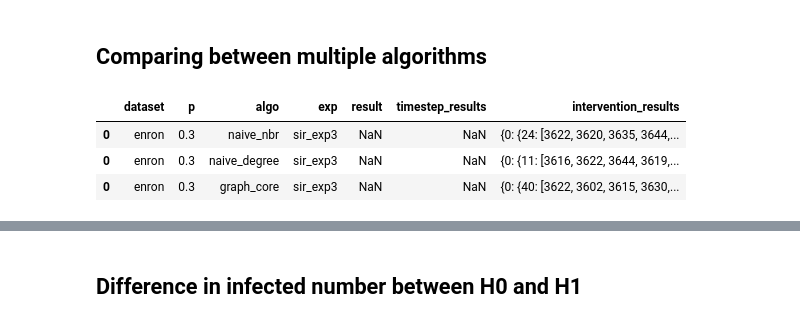
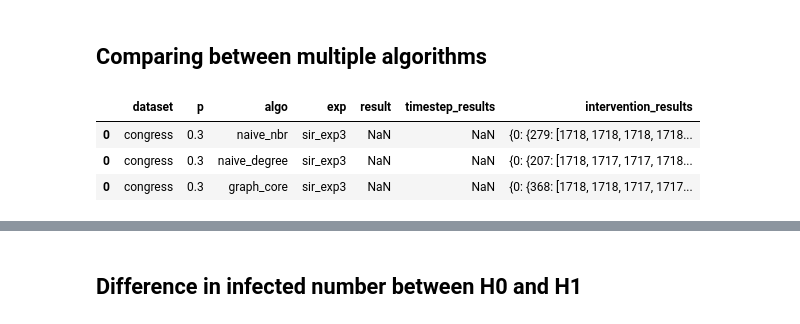
Before and after one commit to bishwamittra/scripts_hg-core-decomposition, a Jupyter notebook: read_output(naheed).ipynb, the cells around one changed output, grey strips where cells are left out. Cells and saved outputs as stored; diff of their text form; code cells hidden in the pictures.

Commit message:
congress results

```diff
--- a/read_output(naheed).ipynb
+++ b/read_output(naheed).ipynb
@@ -2108,22 +2108,22 @@ dict_keys([0, 1, 2, 3, 4])
 ## Comparing between multiple algorithms
 # %%
 import pandas as pd
-df_nbr = pd.read_csv("data/output/propagation_result_recursive_delinner_enron_naive_nbr3.csv", header=None)
+df_nbr = pd.read_csv("data/output/propagation_result_recursive_delinner_congress_naive_nbr3.csv", header=None)
 df_nbr.columns = ['dataset', 'p', 'algo', 'exp', 'result', 'timestep_results', 'intervention_results']
 
-df_degree = pd.read_csv("data/output/propagation_result_recursive_delinner_enron_naive_degree3.csv", header=None)
+df_degree = pd.read_csv("data/output/propagation_result_recursive_delinner_congress_naive_degree3.csv", header=None)
 df_degree.columns = ['dataset', 'p', 'algo', 'exp', 'result', 'timestep_results', 'intervention_results']
 
-df_graph_core = pd.read_csv("data/output/propagation_result_recursive_delinner_enron_graph_core3.csv", header=None)
+df_graph_core = pd.read_csv("data/output/propagation_result_recursive_delinner_congress_graph_core3.csv", header=None)
 df_graph_core.columns = ['dataset', 'p', 'algo', 'exp', 'result', 'timestep_results', 'intervention_results']
 
 df = pd.concat([df_nbr, df_degree, df_graph_core])
 df.head(n=10)
 # %% [output]
 |  | dataset | p | algo | exp | result | timestep_results | intervention_results |
-| 0 | enron | 0.3 | naive_nbr | sir_exp3 | NaN | NaN | {0: {24: [3622, 3620, 3635, 3644,... |
-| 0 | enron | 0.3 | naive_degree | sir_exp3 | NaN | NaN | {0: {11: [3616, 3622, 3644, 3619,... |
-| 0 | enron | 0.3 | graph_core | sir_exp3 | NaN | NaN | {0: {40: [3622, 3602, 3615, 3630,... |
+| 0 | congress | 0.3 | naive_nbr | sir_exp3 | NaN | NaN | {0: {279: [1718, 1718, 1718, 1718... |
+| 0 | congress | 0.3 | naive_degree | sir_exp3 | NaN | NaN | {0: {207: [1718, 1717, 1717, 1718... |
+| 0 | congress | 0.3 | graph_core | sir_exp3 | NaN | NaN | {0: {368: [1718, 1718, 1717, 1717... |
 # %%
 import pandas as pd
 import seaborn as sns
```
Also changed, not shown: parts of 4 cells of this notebook.
